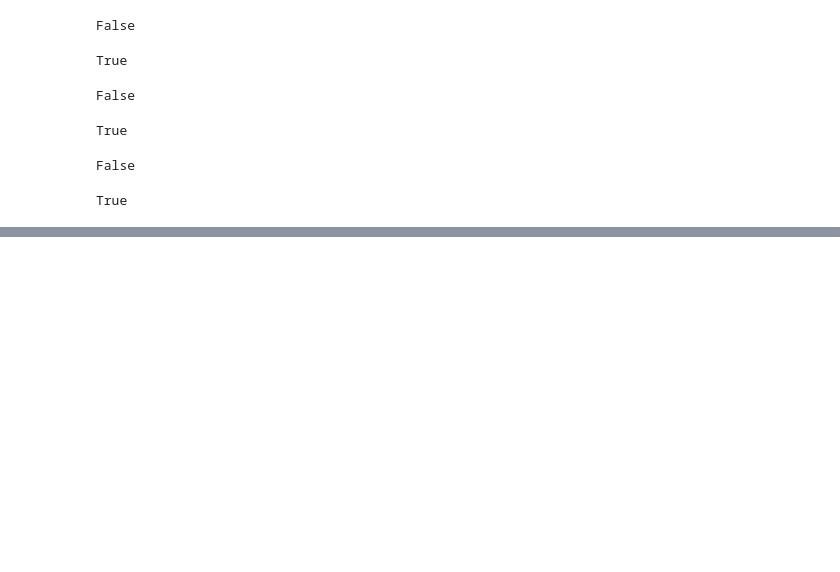
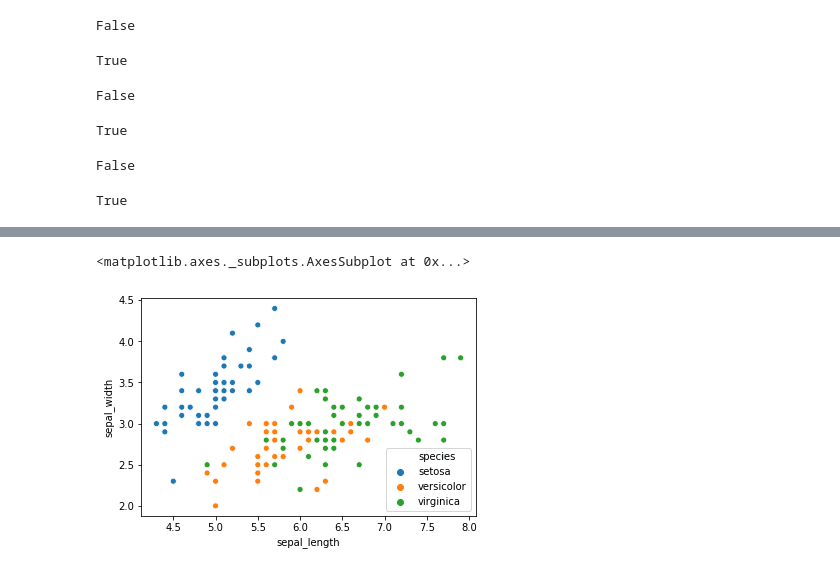
Before and after one commit to srgiojr/ciencia_de_dados, a Jupyter notebook: analytics_Aula02.ipynb, the cells around one changed output, grey strips where cells are left out. Cells and saved outputs as stored; diff of their text form; code cells hidden in the pictures; blank space fills up the shorter version.

```diff
--- a/analytics_Aula02.ipynb
+++ b/analytics_Aula02.ipynb
@@ -248,0 +472,6 @@ True
+# %%
+sns.scatterplot(x=iris["sepal_length"],
+                y=iris["sepal_width"], hue=iris["species"])
+# %% [output]
+<matplotlib.axes._subplots.AxesSubplot at 0x...>
+[figure, added]
```
Also changed, not shown: parts of 40 cells of this notebook.
